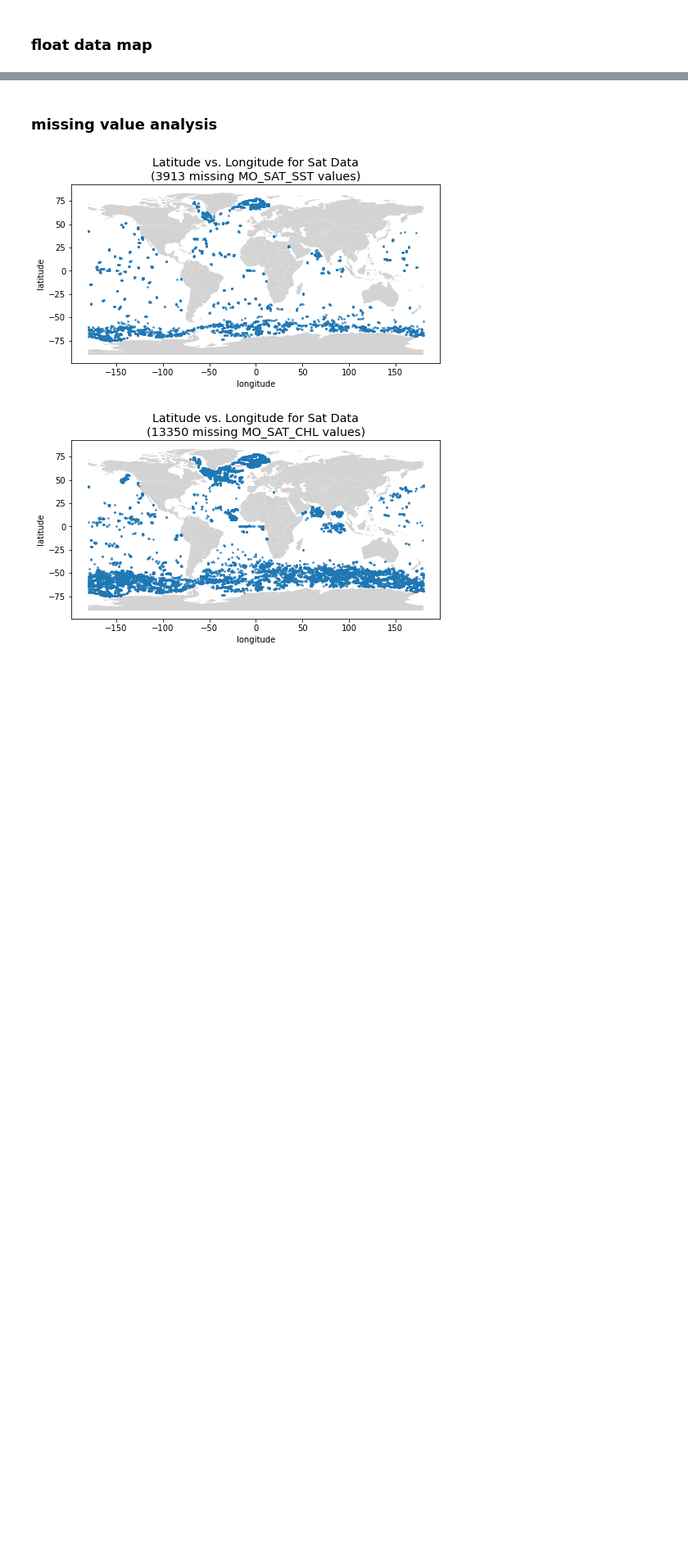
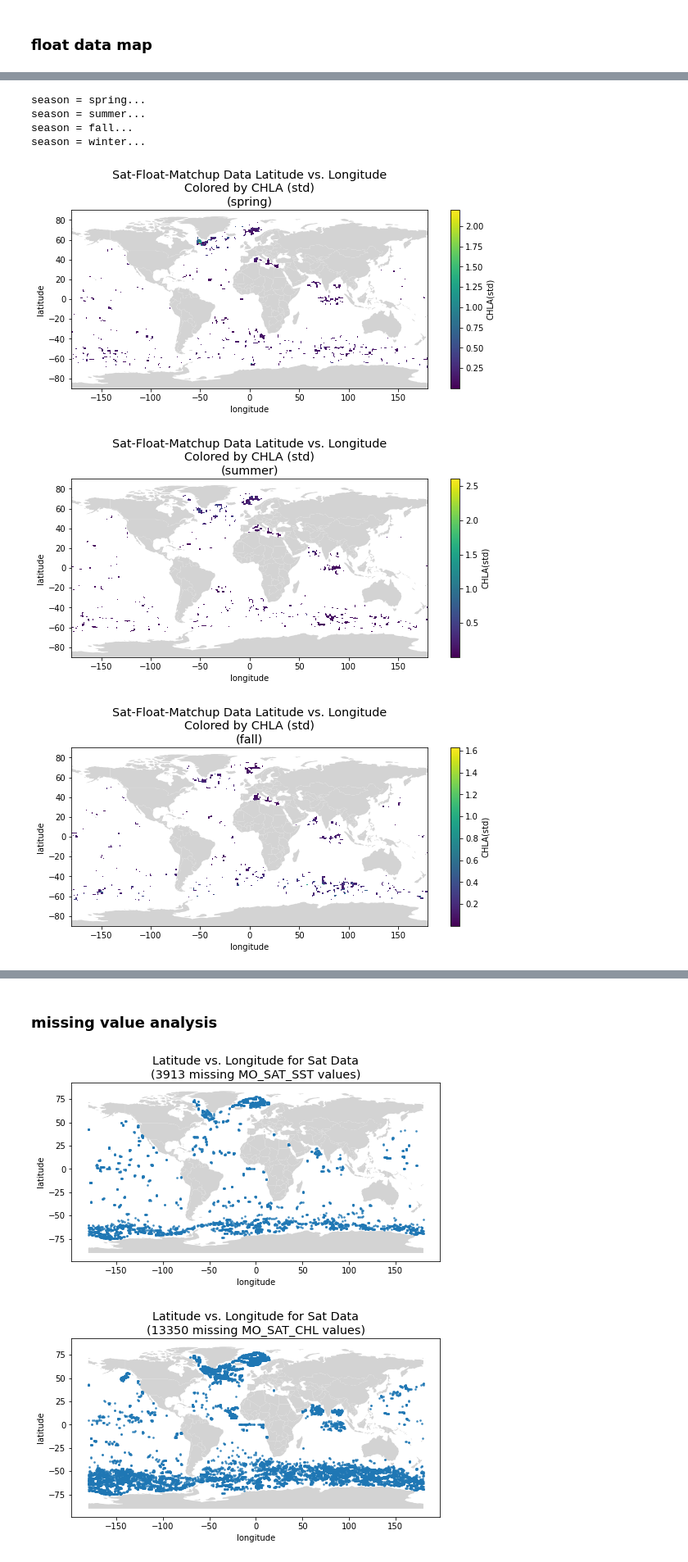
Before and after one commit to gnyirjesy/ocean-depth-characterization, a Jupyter notebook: EDA/josie_prelim_eda.ipynb, the cells around one changed output, grey strips where cells are left out. Shown at 82% size. Drawn from its saved outputs; the diff is of its cells as text; code cells hidden in the pictures; blank space fills up the shorter version.

```diff
--- a/EDA/josie_prelim_eda.ipynb
+++ b/EDA/josie_prelim_eda.ipynb
@@ -451,0 +478,13 @@ plot_loc_map(df=float_loc_df, source='sat-float-matchup', agg_funct='mean', feat
+# %%
+# plot std of CHLA in each location
+for i in range(len(seasons)):
+    print(f'season = {seasons[i]}...')
+    plot_loc_map(df=season_dfs[i], source='sat-float-matchup', agg_funct='std', features='CHLA', subtitle=seasons[i])     #, figsize=(20,8))
+# %% [output]
+season = spring...
+season = summer...
+season = fall...
+season = winter...
+[figure, added]
+[figure, added]
+[figure, added]
```
Also changed, not shown: parts of 11 cells of this notebook, 1 other file.
